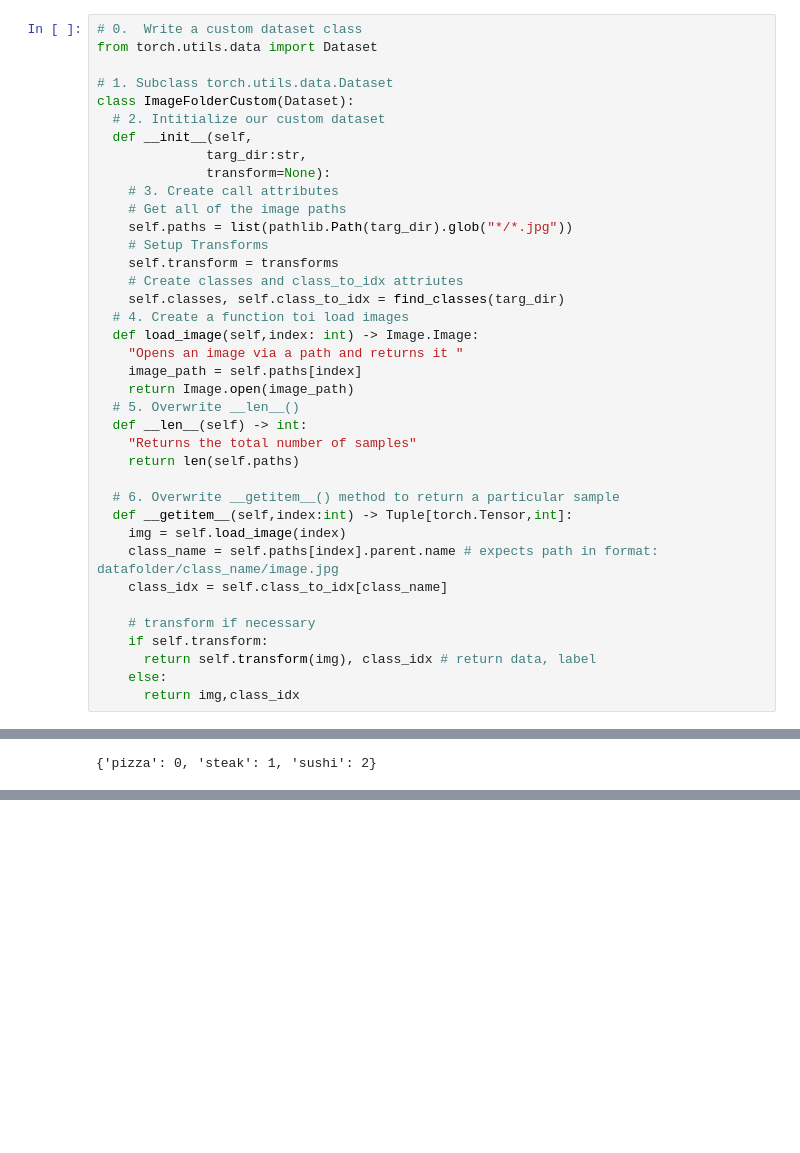
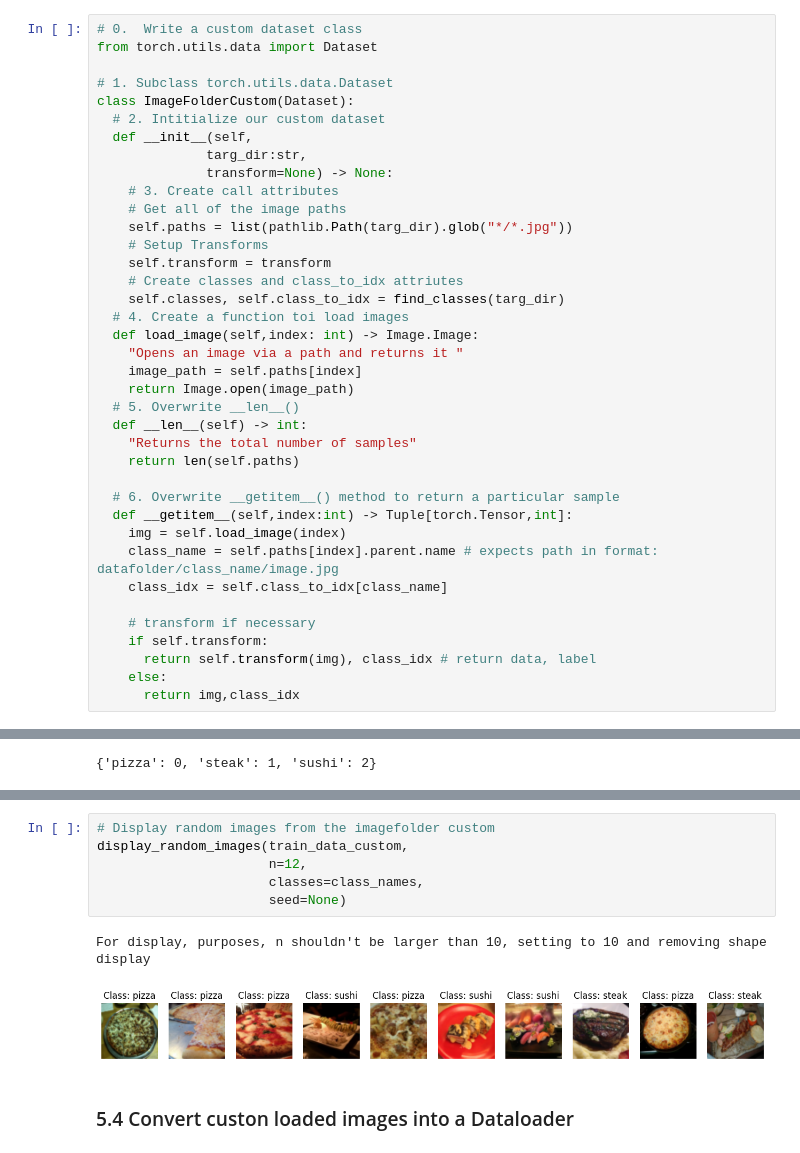
Before and after one commit to LaurentSeguin/Learning_ML, a Jupyter notebook: Working with Custom Dataset In Pytorch.ipynb, the cells around one changed output, grey strips where cells are left out. Cells and saved outputs as stored; diff of their text form; blank space fills up the shorter version.

```diff
--- a/Working with Custom Dataset In Pytorch.ipynb
+++ b/Working with Custom Dataset In Pytorch.ipynb
@@ -410,12 +410,12 @@ class ImageFolderCustom(Dataset):
   # 2. Intitialize our custom dataset
   def __init__(self,
               targ_dir:str,
-              transform=None):
+              transform=None) -> None:
     # 3. Create call attributes
     # Get all of the image paths
     self.paths = list(pathlib.Path(targ_dir).glob("*/*.jpg"))
     # Setup Transforms
-    self.transform = transforms
+    self.transform = transform
     # Create classes and class_to_idx attriutes
     self.classes, self.class_to_idx = find_classes(targ_dir)
   # 4. Create a function toi load images
@@ -477,0 +531,11 @@ train_data_custom.class_to_idx
+# %%
+# Display random images from the imagefolder custom
+display_random_images(train_data_custom,
+                      n=12,
+                      classes=class_names,
+                      seed=None)
+# %% [output]
+For display, purposes, n shouldn't be larger than 10, setting to 10 and removing shape display
+[figure, added]
+# %% [markdown]
+### 5.4 Convert custon loaded images into a Dataloader
```
Also changed, not shown: parts of 11 cells of this notebook.
